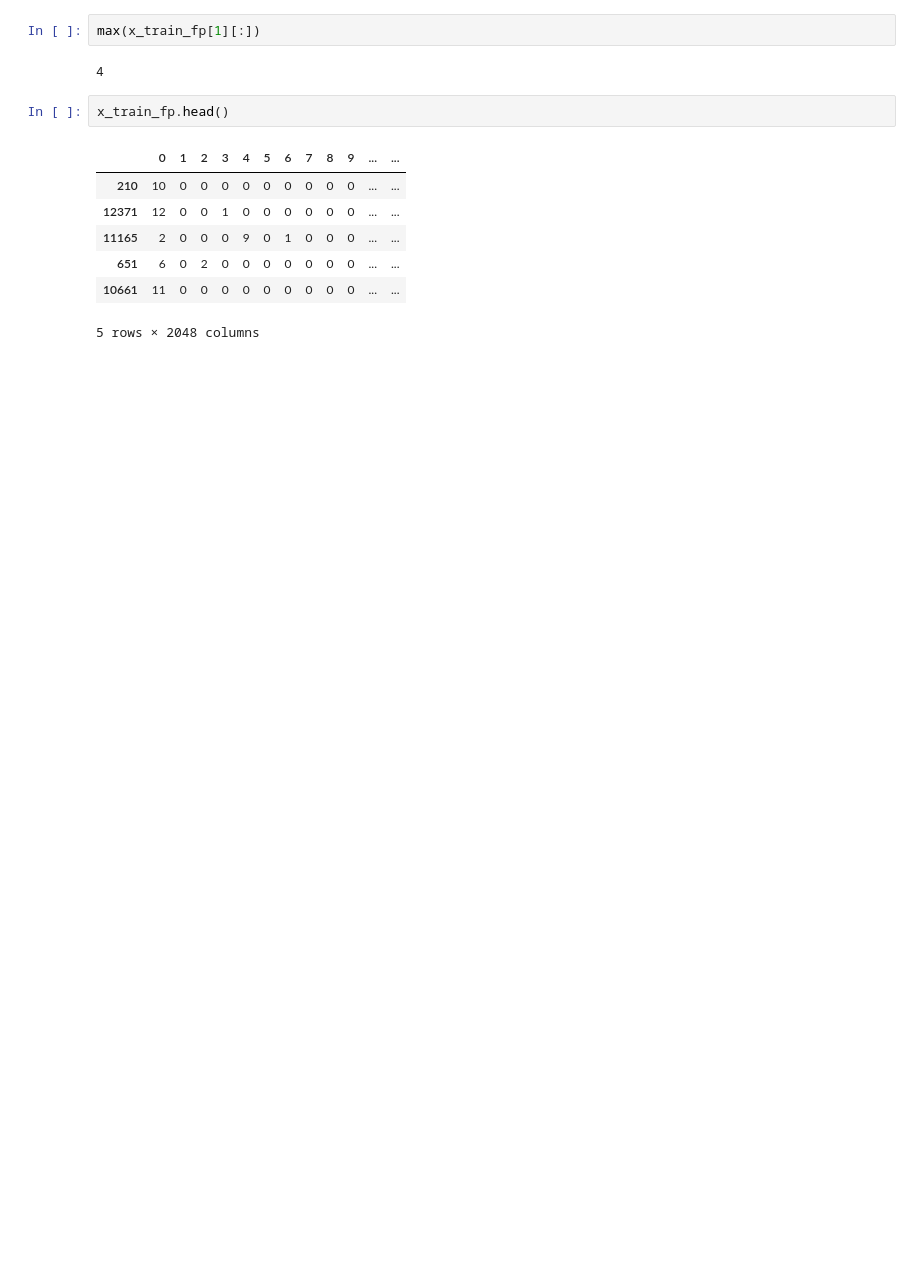
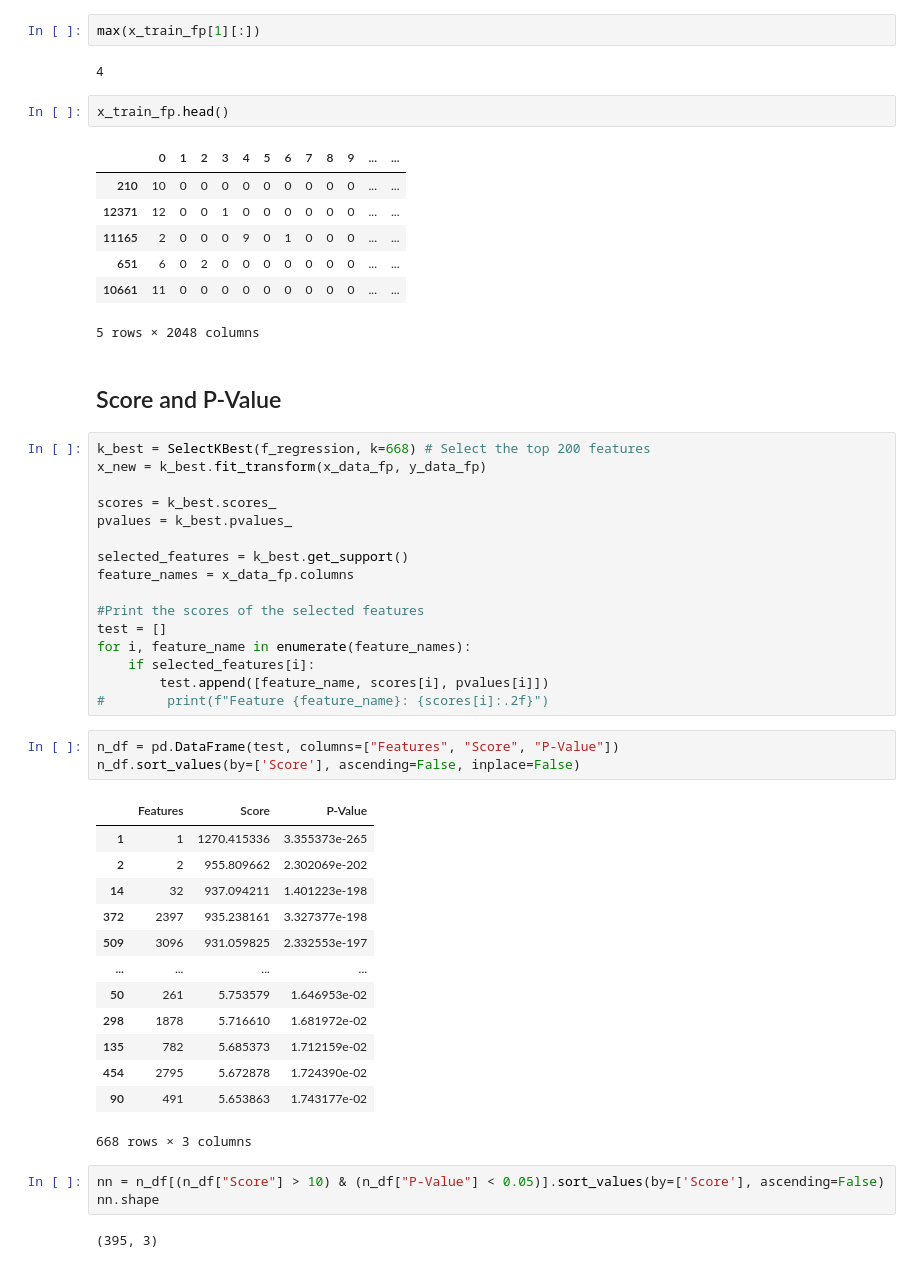
Before and after one commit to Sawahiko/SMILE_to_Feature, a Jupyter notebook: NEW/SelectKBest_P-Value.ipynb, the cells around one changed output. Cells and saved outputs as stored; diff of their text form; blank space fills up the shorter version.

Commit message:
new data

```diff
--- a/NEW/SelectKBest_P-Value.ipynb
+++ b/NEW/SelectKBest_P-Value.ipynb
@@ -188,3 +156,43 @@ x_train_fp.head()
 | 651 | 6 | 0 | 2 | 0 | 0 | 0 | 0 | 0 | 0 | 0 | ... | ... |
 | 10661 | 11 | 0 | 0 | 0 | 0 | 0 | 0 | 0 | 0 | 0 | ... | ... |
 5 rows × 2048 columns
+# %% [markdown]
+## Score and P-Value
+# %%
+k_best = SelectKBest(f_regression, k=668) # Select the top 200 features
+x_new = k_best.fit_transform(x_data_fp, y_data_fp)
+
+scores = k_best.scores_
+pvalues = k_best.pvalues_
+
+selected_features = k_best.get_support()
+feature_names = x_data_fp.columns
+
+#Print the scores of the selected features
+test = []
+for i, feature_name in enumerate(feature_names):
+    if selected_features[i]:
+        test.append([feature_name, scores[i], pvalues[i]])
+#        print(f"Feature {feature_name}: {scores[i]:.2f}")
+# %%
+n_df = pd.DataFrame(test, columns=["Features", "Score", "P-Value"])
+n_df.sort_values(by=['Score'], ascending=False, inplace=False)
+# %% [output]
+|  | Features | Score | P-Value |
+| 1 | 1 | 1270.415336 | 3.355373e-265 |
+| 2 | 2 | 955.809662 | 2.302069e-202 |
+| 14 | 32 | 937.094211 | 1.401223e-198 |
+| 372 | 2397 | 935.238161 | 3.327377e-198 |
+| 509 | 3096 | 931.059825 | 2.332553e-197 |
+| ... | ... | ... | ... |
+| 50 | 261 | 5.753579 | 1.646953e-02 |
+| 298 | 1878 | 5.716610 | 1.681972e-02 |
+| 135 | 782 | 5.685373 | 1.712159e-02 |
+| 454 | 2795 | 5.672878 | 1.724390e-02 |
+| 90 | 491 | 5.653863 | 1.743177e-02 |
+668 rows × 3 columns
+# %%
+nn = n_df[(n_df["Score"] > 10) & (n_df["P-Value"] < 0.05)].sort_values(by=['Score'], ascending=False)
+nn.shape
+# %% [output]
+(395, 3)
```
Also changed, not shown: parts of 9 cells of this notebook, 16 other files.
